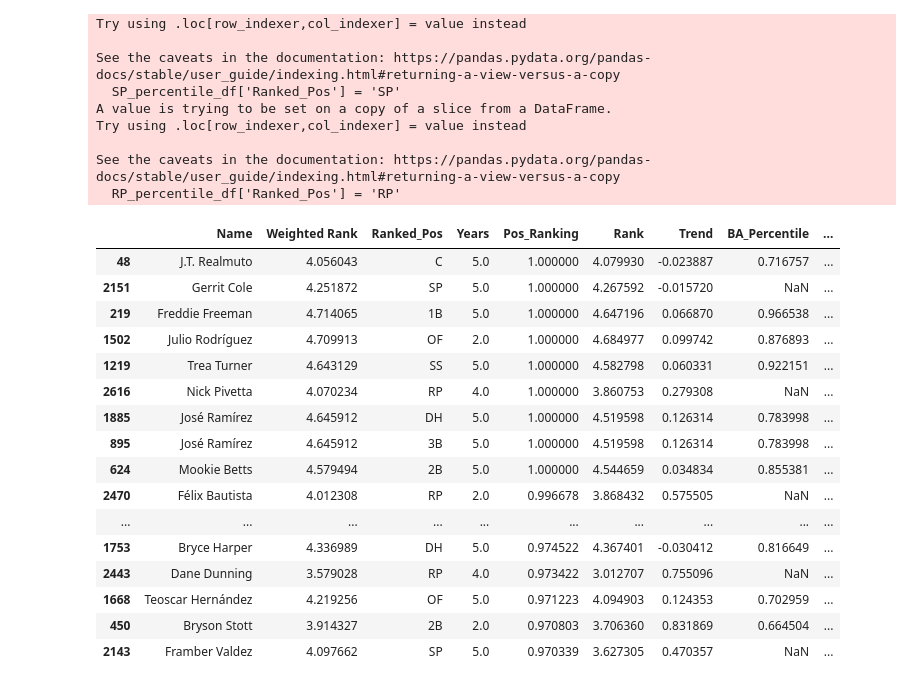
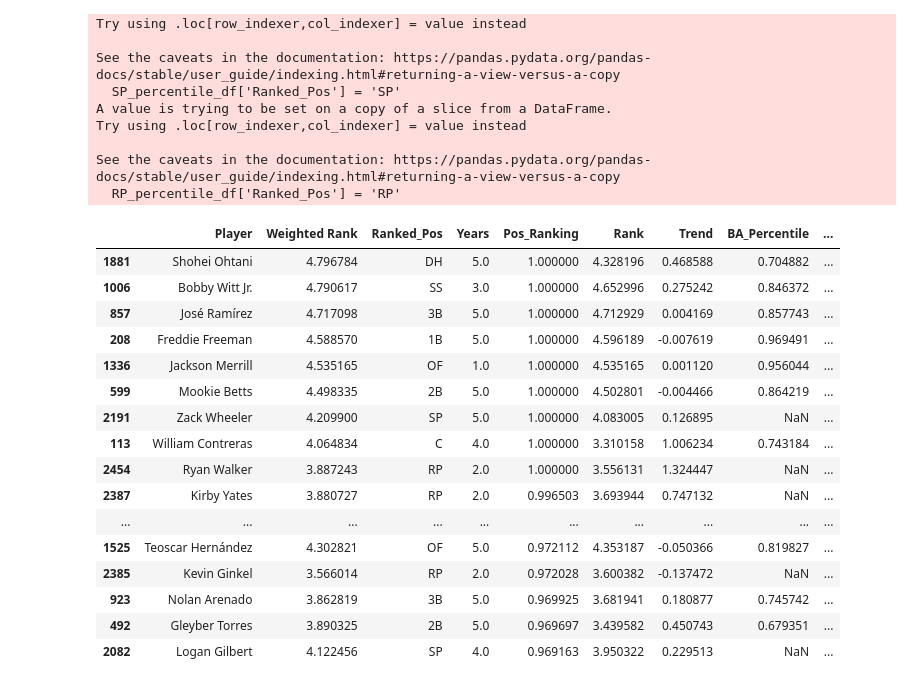
Before and after one commit to mdbinger/Fantasy-Sports-Projections, a Jupyter notebook: Fantasy_Baseball/Draft_Tool.ipynb, the cells around one changed output. Cells and saved outputs as stored; diff of their text form; code cells hidden in the pictures.

Commit message:
Updated category league baseball draft tool

```diff
--- a/Fantasy_Baseball/Draft_Tool.ipynb
+++ b/Fantasy_Baseball/Draft_Tool.ipynb
@@ -514,3 +539,6 @@ pitcher_percentile_df = pitcher_percentile_df[pitcher_percentile_df['IP'].notna(
 
 # Add a rank column that adds the percentiles from each category
 pitcher_percentile_df['Rank'] = (pitcher_percentile_df['W_Percentile'] + pitcher_percentile_df['ERA_Percentile'] + pitcher_percentile_df['SO_Percentile'] + pitcher_percentile_df['SV_Percentile'] + pitcher_percentile_df['WHIP_Percentile'])
+# %%
+pd.set_option('display.max_columns', None)
+pitcher_percentile_df.tail(50)
@@ -636,7 +704,7 @@ for item in cleaned_pos_list:
 
 new_pitcher_df['Pos'] = cleaned_pos_column
 
-new_pitcher_df = new_pitcher_df[new_pitcher_df.Name != 'LgAvg per 180 IP']
+new_pitcher_df = new_pitcher_df[new_pitcher_df.Player != 'LgAvg per 180 IP']
 
 new_pitcher_df.head(25)
 # %% [output]
@@ -660,9 +728,9 @@ new_pitcher_df.head(25)
 # %%
 # Create a new dataframe for stats percentile calculations
-new_percentile_df = pd.DataFrame(columns = ['Name','Pos'])
+new_percentile_df = pd.DataFrame(columns = ['Player','Pos'])
 
 # Carry over columnns from final_batter_stats_df that shouldn't be comparatively ranked
-new_percentile_df['Name'] = new_df['Name']
+new_percentile_df['Player'] = new_df['Player']
 new_percentile_df['Pos'] = new_df['Pos']
 
 # Calculate the percentile rank for each player in each season, seperately, then add all the seasons in one dataframe
@@ -682,62 +750,62 @@ for pos in pos_list:
 
 new_percentile_df = new_percentile_df[new_percentile_df['Rank'].notna()]
 
-new_percentile_df = new_percentile_df.sort_values('Name', ascending=True)
+new_percentile_df = new_percentile_df.sort_values('Player', ascending=True)
 # new_percentile_df = new_percentile_df.drop(['Tm','G','R','H','2B','3B','HR','RBI','SB','TB','BB','SO','PO','A','E','PA','OPS','OPS+','1B'],axis=1)
 
 new_percentile_df = new_percentile_df.fillna(0)
 
 catcher_percentile_df = new_percentile_df[new_percentile_df['Pos'].str.contains('C')]
 catcher_percentile_df['Ranked_Pos'] = 'C'
-catcher_percentile_df = catcher_percentile_df[['Name','Ranked_Pos','Years','Weighted Rank','C Weighted Rank']]
+catcher_percentile_df = catcher_percentile_df[['Player','Ranked_Pos','Years','Weighted Rank','C Weighted Rank']]
 catcher_percentile_df['Pos_Ranking'] = (catcher_percentile_df['C Weighted Rank'])
 catcher_percentile_df = catcher_percentile_df.drop(['C Weighted Rank'],axis = 1)
 
 
 firstbase_percentile_df = new_percentile_df[new_percentile_df['Pos'].str.contains('1B')]
 firstbase_percentile_df['Ranked_Pos'] = '1B'
-firstbase_percentile_df = firstbase_percentile_df[['Name','Ranked_Pos','Years','Weighted Rank','1B Weighted Rank']]
+firstbase_percentile_df = firstbase_percentile_df[['Player','Ranked_Pos','Years','Weighted Rank','1B Weighted Rank']]
 firstbase_percentile_df['Pos_Ranking'] = (firstbase_percentile_df['1B Weighted Rank'])
 firstbase_percentile_df = firstbase_percentile_df.drop(['1B Weighted Rank'],axis = 1)
 
 
 secondbase_percentile_df = new_percentile_df[new_percentile_df['Pos'].str.contains('2B')]
 secondbase_percentile_df['Ranked_Pos'] = '2B'
-secondbase_percentile_df = secondbase_percentile_df[['Name','Ranked_Pos','Years','Weighted Rank','2B Weighted Rank']]
+secondbase_percentile_df = secondbase_percentile_df[['Player','Ranked_Pos','Years','Weighted Rank','2B Weighted Rank']]
 secondbase_percentile_df['Pos_Ranking'] = (secondbase_percentile_df['2B Weighted Rank'])
 secondbase_percentile_df = secondbase_percentile_df.drop(['2B Weighted Rank'],axis = 1)
 
 
 thirdbase_percentile_df = new_percentile_df[new_percentile_df['Pos'].str.contains('3B')]
 thirdbase_percentile_df['Ranked_Pos'] = '3B'
-thirdbase_percentile_df = thirdbase_percentile_df[['Name','Ranked_Pos','Years','Weighted Rank','3B Weighted Rank']]
+thirdbase_percentile_df = thirdbase_percentile_df[['Player','Ranked_Pos','Years','Weighted Rank','3B Weighted Rank']]
 thirdbase_percentile_df['Pos_Ranking'] = (thirdbase_percentile_df['3B Weighted Rank'])
 thirdbase_percentile_df = thirdbase_percentile_df.drop(['3B Weighted Rank'],axis = 1)
 
 
 SS_percentile_df = new_percentile_df[new_percentile_df['Pos'].str.contains('SS')]
 SS_percentile_df['Ranked_Pos'] = 'SS'
-SS_percentile_df = SS_percentile_df[['Name','Ranked_Pos','Years','Weighted Rank','SS Weighted Rank']]
+SS_percentile_df = SS_percentile_df[['Player','Ranked_Pos','Years','Weighted Rank','SS Weighted Rank']]
 SS_percentile_df['Pos_Ranking'] = (SS_percentile_df['SS Weighted Rank'])
 SS_percentile_df = SS_percentile_df.drop(['SS Weighted Rank'],axis = 1)
 
 
 OF_percentile_df = new_percentile_df[new_percentile_df['Pos'].str.contains('OF')]
 OF_percentile_df['Ranked_Pos'] = 'OF'
-OF_percentile_df = OF_percentile_df[['Name','Ranked_Pos','Years','Weighted Rank','OF Weighted Rank']]
+OF_percentile_df = OF_percentile_df[['Player','Ranked_Pos','Years','Weighted Rank','OF Weighted Rank']]
 OF_percentile_df['Pos_Ranking'] = (OF_percentile_df['OF Weighted Rank'])
 OF_percentile_df = OF_percentile_df.drop(['OF Weighted Rank'],axis = 1)
 
 DH_percentile_df = new_percentile_df[new_percentile_df['Pos'].str.contains('DH')]
 DH_percentile_df['Ranked_Pos'] = 'DH'
-DH_percentile_df = DH_percentile_df[['Name','Ranked_Pos','Years','Weighted Rank','DH Weighted Rank']]
+DH_percentile_df = DH_percentile_df[['Player','Ranked_Pos','Years','Weighted Rank','DH Weighted Rank']]
 DH_percentile_df['Pos_Ranking'] = (DH_percentile_df['DH Weighted Rank'])
 DH_percentile_df = DH_percentile_df.drop(['DH Weighted Rank'],axis = 1)
 
 # OF_percentile_df.sort_values('Pos_Ranking',ascending = False).head(20)
 pos_rank_df = pd.concat([catcher_percentile_df, firstbase_percentile_df,secondbase_percentile_df,thirdbase_percentile_df,SS_percentile_df,OF_percentile_df,DH_percentile_df])
 
-final_df = pd.merge(pos_rank_df, new_df,  how='left', left_on=['Name','Years','Weighted Rank'], right_on = ['Name','Years','Weighted Rank'])
+final_df = pd.merge(pos_rank_df, new_df,  how='left', left_on=['Player','Years','Weighted Rank'], right_on = ['Player','Years','Weighted Rank'])
 # %% [output]
 A value is trying to be set on a copy of a slice from a DataFrame.
 Try using .loc[row_indexer,col_indexer] = value instead
@@ -757,10 +825,10 @@ Try using .loc[row_indexer,col_indexer] = value instead
 See the caveats in the documentation: https://pandas.pydata.org/pandas-docs/stable/user_guide/indexing.html#returning-a-view-versus-a-copy
   DH_percentile_df['Ranked_Pos'] = 'DH'
 # %%
-new_pitcher_percentile_df = pd.DataFrame(columns = ['Name','Pos'])
+new_pitcher_percentile_df = pd.DataFrame(columns = ['Player','Pos'])
 
 # # Carry over columnns from final_batter_stats_df that shouldn't be comparatively ranked
-new_pitcher_percentile_df['Name'] = new_pitcher_df['Name']
+new_pitcher_percentile_df['Player'] = new_pitcher_df['Player']
 new_pitcher_percentile_df['Pos'] = new_pitcher_df['Pos']
 
 # Calculate the percentile rank for each player in each season, seperately, then add all the seasons in one dataframe
@@ -778,25 +846,25 @@ for pos in pos_list:
 
 new_pitcher_percentile_df = new_pitcher_percentile_df[new_pitcher_percentile_df['Rank'].notna()]
 
-new_pitcher_percentile_df = new_pitcher_percentile_df.sort_values('Name', ascending=True)
+new_pitcher_percentile_df = new_pitcher_percentile_df.sort_values('Player', ascending=True)
 
 new_pitcher_percentile_df = new_pitcher_percentile_df.fillna(0)
 
 SP_percentile_df = new_pitcher_percentile_df[new_pitcher_percentile_df['Pos'].str.contains('SP')]
 SP_percentile_df['Ranked_Pos'] = 'SP'
-SP_percentile_df = SP_percentile_df[['Name','Ranked_Pos','Years','Weighted Rank','SP Weighted Rank']]
+SP_percentile_df = SP_percentile_df[['Player','Ranked_Pos','Years','Weighted Rank','SP Weighted Rank']]
 SP_percentile_df['Pos_Ranking'] = (SP_percentile_df['SP Weighted Rank'])
 SP_percentile_df = SP_percentile_df.drop(['SP Weighted Rank'],axis = 1)
 
 RP_percentile_df = new_pitcher_percentile_df[new_pitcher_percentile_df['Pos'].str.contains('RP')]
 RP_percentile_df['Ranked_Pos'] = 'RP'
-RP_percentile_df = RP_percentile_df[['Name','Ranked_Pos','Years','Weighted Rank','RP Weighted Rank']]
+RP_percentile_df = RP_percentile_df[['Player','Ranked_Pos','Years','Weighted Rank','RP Weighted Rank']]
 RP_percentile_df['Pos_Ranking'] = (RP_percentile_df['RP Weighted Rank'])
 RP_percentile_df = RP_percentile_df.drop(['RP Weighted Rank'],axis = 1)
 
 pitch_rank_df = pd.concat([SP_percentile_df, RP_percentile_df])
 
-final_pitch_df = pd.merge(pitch_rank_df, new_pitcher_df,  how='left', left_on=['Name','Years','Weighted Rank'], right_on = ['Name','Years','Weighted Rank'])
+final_pitch_df = pd.merge(pitch_rank_df, new_pitcher_df,  how='left', left_on=['Player','Years','Weighted Rank'], right_on = ['Player','Years','Weighted Rank'])
 # %% [output]
 A value is trying to be set on a copy of a slice from a DataFrame.
 Try using .loc[row_indexer,col_indexer] = value instead
@@ -820,51 +888,53 @@ draft_df = pd.concat([final_df, final_pitch_df], ignore_index=True, sort=False)
 
 
 # draft_df['FPTS_Percentile'] = draft_df['FPTS'].rank(pct=True)
 # draft_df['AVG_FPTS_Percentile'] = draft_df['AVG_FPTS'].rank(pct=True)
 
 # draft_df['Rank'] = (draft_df['FPTS_Percentile'] + (draft_df['AVG_FPTS_Percentile'] / 2))
 
 # draft_df['Weighted_Rank'] = ''
 # draft_df['Weighted_Rank'] = abs(draft_df['FPTS'] * (1 + (draft_df['Trend'] * (draft_df['Years'] - 1) / 4)))
 # shift column 'Weighted Rank' to first position
 # weighted_rank_column = draft_df.pop('Weighted Rank')
 
 # # insert column using insert(position,column_name,first_column) function
 # draft_df.insert(1, 'Weighted Rank', weighted_rank_column)
 
 
 # draft_df['Weighted_Rank'] = ''
 # draft_df['Weighted_Rank'] = abs(draft_df['FPTS'] * (1 + draft_df['Trend']))
 
 weighted_rank_column = draft_df.pop('Weighted Rank')
 
 # insert column using insert(position,column_name,first_column) function
 draft_df.insert(1, 'Weighted Rank', weighted_rank_column)
 
 
-draft_df = draft_df.sort_values(by='Pos_Ranking', ascending=False)
+# pitcher_percentile_df = pitcher_percentile_df.sort_values(['Year','Player'], ascending=[True, True])
+
+draft_df = draft_df.sort_values(['Pos_Ranking','Weighted Rank'], ascending=[False,False])
 # draft_df["G"].fillna("N/A", inplace = True)
 # draft_df["GS"].fillna("N/A", inplace = True)
 
 draft_df.head(50)
 # %% [output]
-|  | Name | Weighted Rank | Ranked_Pos | Years | Pos_Ranking | Rank | Trend | BA_Percentile | ... |
-| 48 | J.T. Realmuto | 4.056043 | C | 5.0 | 1.000000 | 4.079930 | -0.023887 | 0.716757 | ... |
-| 2151 | Gerrit Cole | 4.251872 | SP | 5.0 | 1.000000 | 4.267592 | -0.015720 | NaN | ... |
-| 219 | Freddie Freeman | 4.714065 | 1B | 5.0 | 1.000000 | 4.647196 | 0.066870 | 0.966538 | ... |
-| 1502 | Julio Rodríguez | 4.709913 | OF | 2.0 | 1.000000 | 4.684977 | 0.099742 | 0.876893 | ... |
-| 1219 | Trea Turner | 4.643129 | SS | 5.0 | 1.000000 | 4.582798 | 0.060331 | 0.922151 | ... |
-| 2616 | Nick Pivetta | 4.070234 | RP | 4.0 | 1.000000 | 3.860753 | 0.279308 | NaN | ... |
-| 1885 | José Ramírez | 4.645912 | DH | 5.0 | 1.000000 | 4.519598 | 0.126314 | 0.783998 | ... |
-| 895 | José Ramírez | 4.645912 | 3B | 5.0 | 1.000000 | 4.519598 | 0.126314 | 0.783998 | ... |
-| 624 | Mookie Betts | 4.579494 | 2B | 5.0 | 1.000000 | 4.544659 | 0.034834 | 0.855381 | ... |
-| 2470 | Félix Bautista | 4.012308 | RP | 2.0 | 0.996678 | 3.868432 | 0.575505 | NaN | ... |
+|  | Player | Weighted Rank | Ranked_Pos | Years | Pos_Ranking | Rank | Trend | BA_Percentile | ... |
+| 1881 | Shohei Ohtani | 4.796784 | DH | 5.0 | 1.000000 | 4.328196 | 0.468588 | 0.704882 | ... |
+| 1006 | Bobby Witt Jr. | 4.790617 | SS | 3.0 | 1.000000 | 4.652996 | 0.275242 | 0.846372 | ... |
+| 857 | José Ramírez | 4.717098 | 3B | 5.0 | 1.000000 | 4.712929 | 0.004169 | 0.857743 | ... |
+| 208 | Freddie Freeman | 4.588570 | 1B | 5.0 | 1.000000 | 4.596189 | -0.007619 | 0.969491 | ... |
+| 1336 | Jackson Merrill | 4.535165 | OF | 1.0 | 1.000000 | 4.535165 | 0.001120 | 0.956044 | ... |
+| 599 | Mookie Betts | 4.498335 | 2B | 5.0 | 1.000000 | 4.502801 | -0.004466 | 0.864219 | ... |
+| 2191 | Zack Wheeler | 4.209900 | SP | 5.0 | 1.000000 | 4.083005 | 0.126895 | NaN | ... |
+| 113 | William Contreras | 4.064834 | C | 4.0 | 1.000000 | 3.310158 | 1.006234 | 0.743184 | ... |
+| 2454 | Ryan Walker | 3.887243 | RP | 2.0 | 1.000000 | 3.556131 | 1.324447 | NaN | ... |
+| 2387 | Kirby Yates | 3.880727 | RP | 2.0 | 0.996503 | 3.693944 | 0.747132 | NaN | ... |
 | ... | ... | ... | ... | ... | ... | ... | ... | ... | ... |
-| 1753 | Bryce Harper | 4.336989 | DH | 5.0 | 0.974522 | 4.367401 | -0.030412 | 0.816649 | ... |
-| 2443 | Dane Dunning | 3.579028 | RP | 4.0 | 0.973422 | 3.012707 | 0.755096 | NaN | ... |
-| 1668 | Teoscar Hernández | 4.219256 | OF | 5.0 | 0.971223 | 4.094903 | 0.124353 | 0.702959 | ... |
-| 450 | Bryson Stott | 3.914327 | 2B | 2.0 | 0.970803 | 3.706360 | 0.831869 | 0.664504 | ... |
-| 2143 | Framber Valdez | 4.097662 | SP | 5.0 | 0.970339 | 3.627305 | 0.470357 | NaN | ... |
+| 1525 | Teoscar Hernández | 4.302821 | OF | 5.0 | 0.972112 | 4.353187 | -0.050366 | 0.819827 | ... |
+| 2385 | Kevin Ginkel | 3.566014 | RP | 2.0 | 0.972028 | 3.600382 | -0.137472 | NaN | ... |
+| 923 | Nolan Arenado | 3.862819 | 3B | 5.0 | 0.969925 | 3.681941 | 0.180877 | 0.745742 | ... |
+| 492 | Gleyber Torres | 3.890325 | 2B | 5.0 | 0.969697 | 3.439582 | 0.450743 | 0.679351 | ... |
+| 2082 | Logan Gilbert | 4.122456 | SP | 4.0 | 0.969163 | 3.950322 | 0.229513 | NaN | ... |
 # %%
 ######################################################################################################################
 ######################################################################################################################
```
Also changed, not shown: parts of 20 cells of this notebook.
